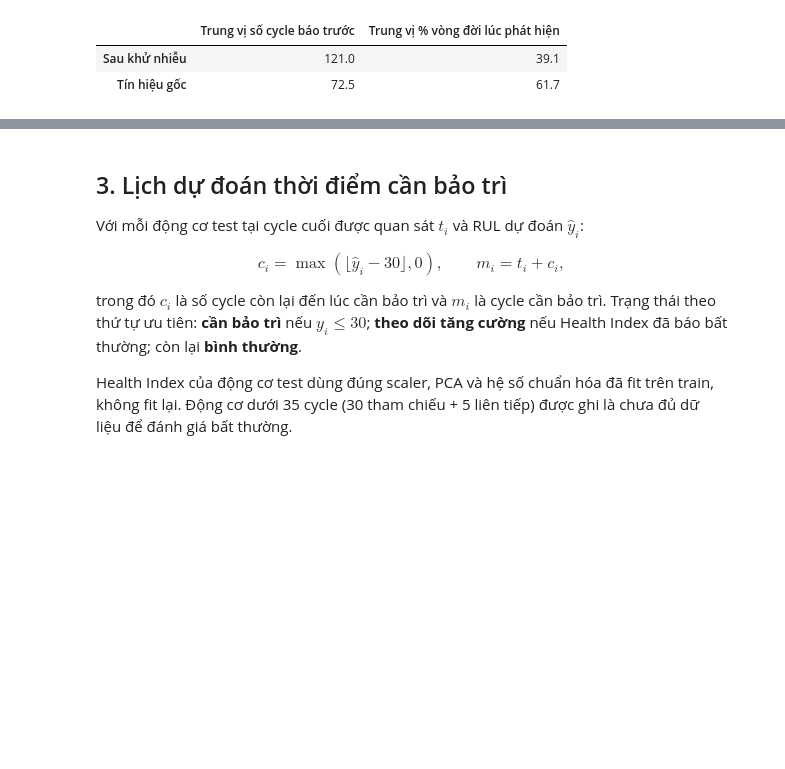
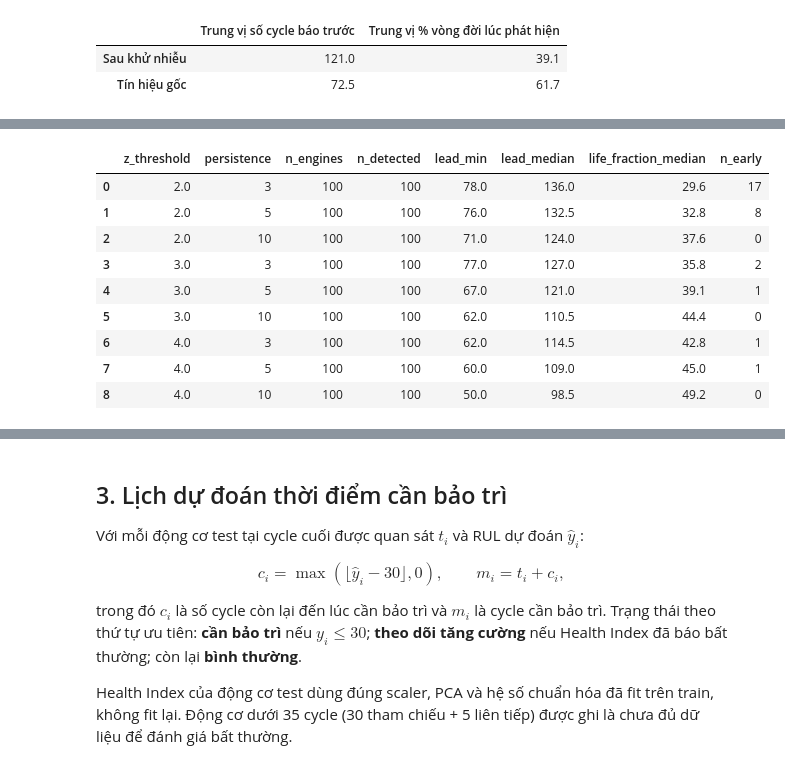
Before and after one commit to ti014/tinasa-cmapss-rul-prediction, a Jupyter notebook: notebooks/06_fd001_degradation_maintenance.ipynb, the cells around one changed output, grey strips where cells are left out. Drawn from its saved outputs; the diff is of its cells as text; code cells hidden in the pictures; blank space fills up the shorter version.

```diff
--- a/notebooks/06_fd001_degradation_maintenance.ipynb
+++ b/notebooks/06_fd001_degradation_maintenance.ipynb
@@ -227,0 +240,17 @@ cảnh báo mức 1: động cơ đã rời trạng thái khỏe, chưa nói cò
+# %%
+sensitivity = sensitivity_grid(health_index, column="health_index")
+stored_sensitivity = pd.read_csv(ROOT / "outputs/degradation/tables/anomaly_sensitivity.csv")
+stored_ewma = stored_sensitivity[stored_sensitivity["signal"] == "ewma"].drop(columns="signal").reset_index(drop=True)
+pd.testing.assert_frame_equal(sensitivity, stored_ewma, check_dtype=False)
+sensitivity.assign(life_fraction_median=lambda d: (d["life_fraction_median"] * 100).round(1))
+# %% [output]
+|  | z_threshold | persistence | n_engines | n_detected | lead_min | lead_median | life_fraction_median | n_early |
+| 0 | 2.0 | 3 | 100 | 100 | 78.0 | 136.0 | 29.6 | 17 |
+| 1 | 2.0 | 5 | 100 | 100 | 76.0 | 132.5 | 32.8 | 8 |
+| 2 | 2.0 | 10 | 100 | 100 | 71.0 | 124.0 | 37.6 | 0 |
+| 3 | 3.0 | 3 | 100 | 100 | 77.0 | 127.0 | 35.8 | 2 |
+| 4 | 3.0 | 5 | 100 | 100 | 67.0 | 121.0 | 39.1 | 1 |
+| 5 | 3.0 | 10 | 100 | 100 | 62.0 | 110.5 | 44.4 | 0 |
+| 6 | 4.0 | 3 | 100 | 100 | 62.0 | 114.5 | 42.8 | 1 |
+| 7 | 4.0 | 5 | 100 | 100 | 60.0 | 109.0 | 45.0 | 1 |
+| 8 | 4.0 | 10 | 100 | 100 | 50.0 | 98.5 | 49.2 | 0 |
```
Also changed, not shown: parts of 4 cells of this notebook, 15 other files.
